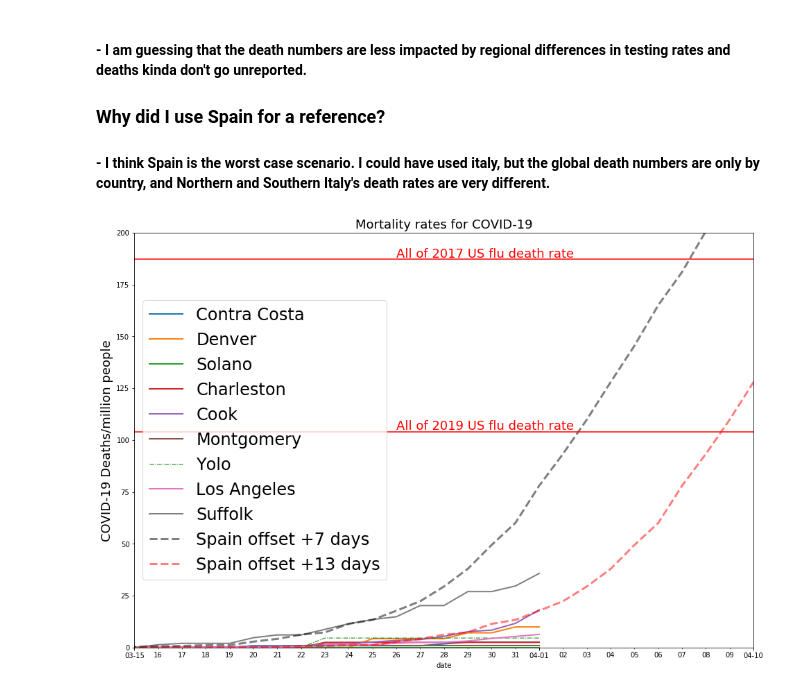
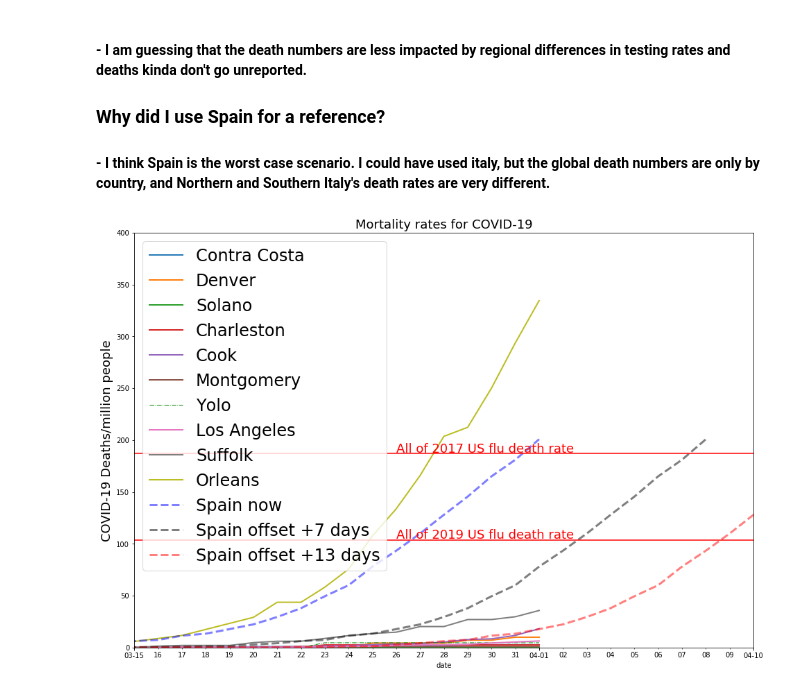
Before and after one commit to bjmain/SARS-CoV-2, a Jupyter notebook: sars2_plotter.ipynb, the cells around one changed output. Saved outputs shown, nothing was run; the diff lists cells and outputs as text; code cells hidden in the pictures.

Commit message:
new orleans

```diff
--- a/sars2_plotter.ipynb
+++ b/sars2_plotter.ipynb
@@ -52,6 +52,7 @@ cc_pop = 1144863
 solano_pop = 443877
 denver_pop = 705439
 suffolk_pop = 1483571
+NO_pop = 343829
 spain_pop = 46750000
 
 ######## End of INPUTS #########
@@ -100,6 +101,8 @@ SC_deaths = make_county_DF(US_deaths,"South Carolina", "Charleston",charles_pop)
 Chi_deaths = make_county_DF(US_deaths,"Illinois", "Cook",cook_pop)
 denver_deaths = make_county_DF(US_deaths,"Colorado", "Denver",denver_pop)
 suffolk_deaths = make_county_DF(US_deaths,"New York", "Suffolk",suffolk_pop)
+NO_deaths = make_county_DF(US_deaths,"Louisiana", "Orleans",NO_pop)
+espania_deaths_RT = make_COUNTRY_DF(global_deaths, "Spain", spain_pop, "Spain now",0)
 espania_deaths = make_COUNTRY_DF(global_deaths, "Spain", spain_pop, "Spain offset +7 days",7)
 espania_deaths14 = make_COUNTRY_DF(global_deaths, "Spain", spain_pop, "Spain offset +13 days",13)
 
@@ -125,32 +128,34 @@ solano_deaths.plot(kind='line',ax=ax,lw=line_w)
 SC_deaths.plot(kind='line',ax=ax,lw=line_w)
 Chi_deaths.plot(kind='line',ax=ax,lw=line_w)
 Mont_deaths.plot(kind='line',ax=ax,lw=line_w)
 
 yolo_deaths.plot(kind='line',ax=ax,lw=1,ls="-.",color='g')
 LA_deaths.plot(kind='line',ax=ax,lw=line_w)
 suffolk_deaths.plot(kind='line',ax=ax,lw=line_w)
+NO_deaths.plot(kind='line',ax=ax,lw=line_w)
+espania_deaths_RT.plot(kind='line',ax=ax,lw=3,ls='--',color='b',alpha=0.5)
 espania_deaths.plot(kind='line',ax=ax,lw=3,ls='--',color='k',alpha=0.5)
 espania_deaths14.plot(kind='line',ax=ax,lw=3,ls='--',color='r',alpha=0.5)
 
 # add flu death comparison
 P.axhline(y=us_flu_deaths_per_million_19, color='r', linestyle='-')
 P.text('3/26/2020',105,"All of 2019 US flu death rate",color='r',fontsize=18)
 P.axhline(y=us_flu_deaths_per_million_17, color='r', linestyle='-')
 P.text('3/26/2020',188,"All of 2017 US flu death rate",color='r',fontsize=18)
 
 ax.set_title("Mortality rates for COVID-19",fontsize=18)
 ax.set_ylabel("COVID-19 Deaths/million people",fontsize=18)
 
 P.xlim('3/15/20','4/10/20')
-P.ylim(0,200)
+P.ylim(0,400)
 
 # Define the date format
 date_form = DateFormatter("%m-%d")
 ax.xaxis.set_major_formatter(date_form)
 P.legend(prop={'size': 24})
 #P.savefig(input_urls.outfile)
 P.show()
 
 ##############################################
 # %% [output]
-[figure, old version]
+[figure, new version]
```
